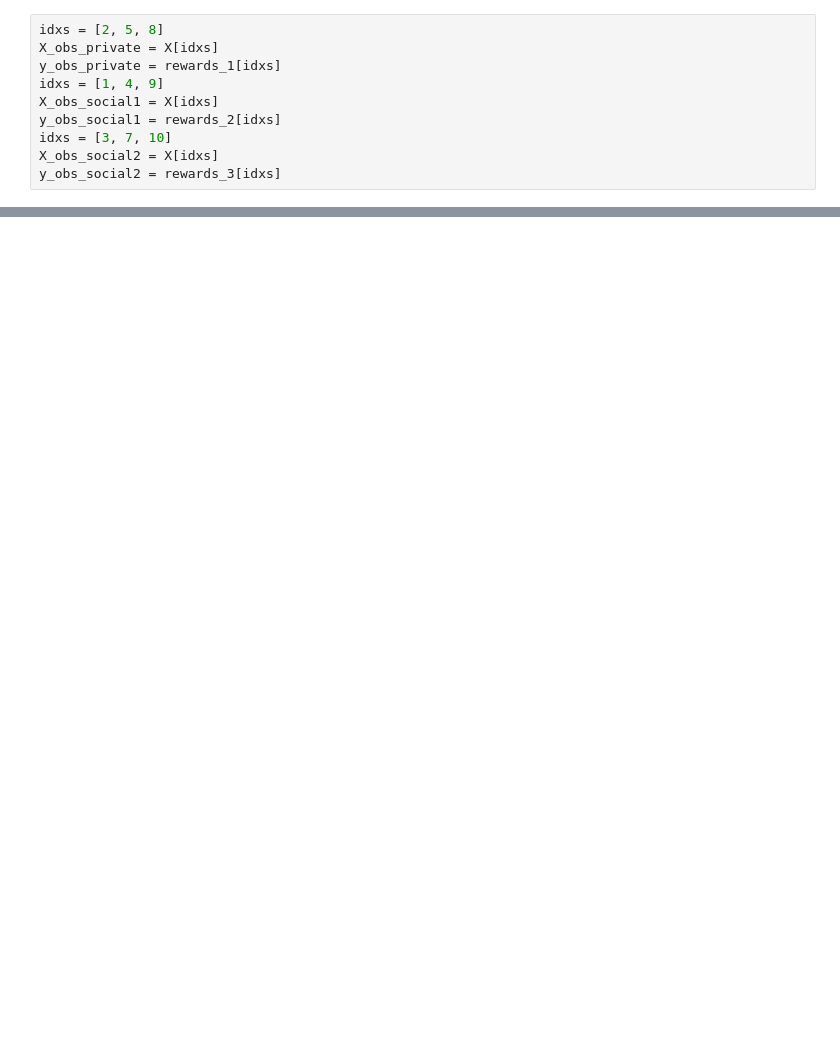
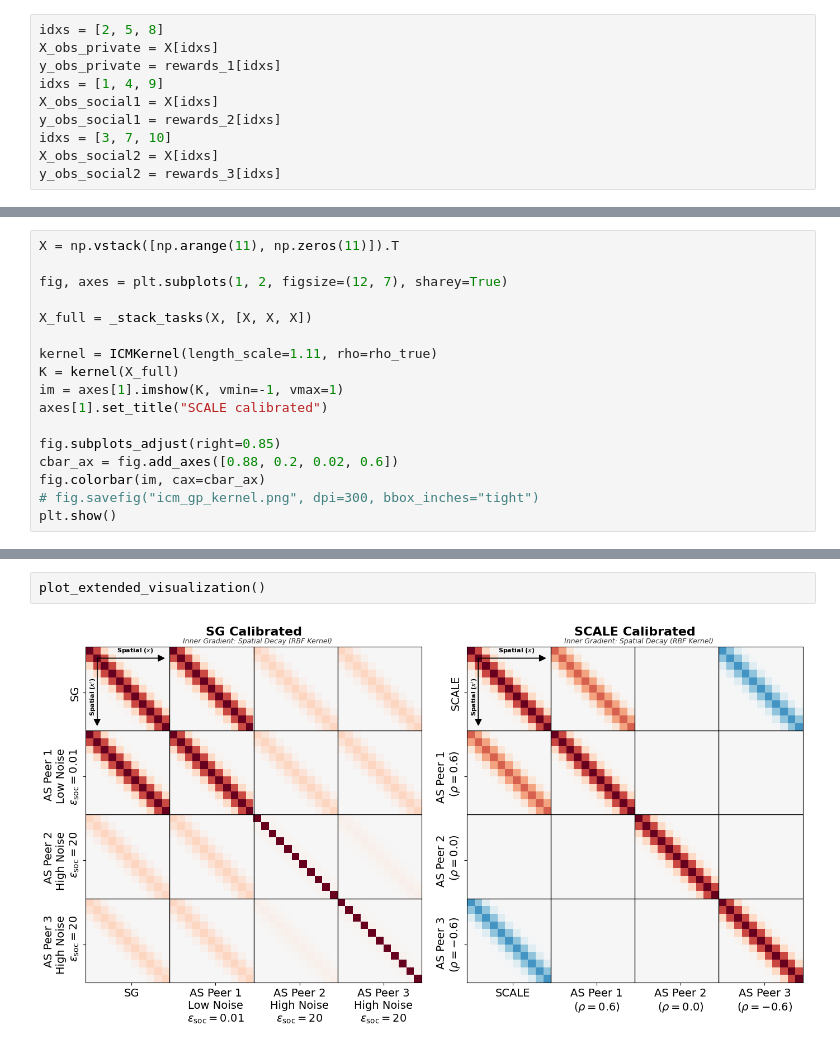
Before and after one commit to vagechirkov/Spatial-MAB-ABM, a Jupyter notebook: abm/test_icm_kernel.ipynb, the cells around one changed output, grey strips where cells are left out. Cells and saved outputs as stored; diff of their text form; blank space fills up the shorter version.

Commit message:
visualize covariance structure

```diff
--- a/abm/test_icm_kernel.ipynb
+++ b/abm/test_icm_kernel.ipynb
@@ -324,0 +276,17 @@ plt.show()
+# %%
+X = np.vstack([np.arange(11), np.zeros(11)]).T
+
+fig, axes = plt.subplots(1, 2, figsize=(12, 7), sharey=True)
+
+X_full = _stack_tasks(X, [X, X, X])
+
+kernel = ICMKernel(length_scale=1.11, rho=rho_true)
+K = kernel(X_full)
+im = axes[1].imshow(K, vmin=-1, vmax=1)
+axes[1].set_title("SCALE calibrated")
+
+fig.subplots_adjust(right=0.85)
+cbar_ax = fig.add_axes([0.88, 0.2, 0.02, 0.6])
+fig.colorbar(im, cax=cbar_ax)
+# fig.savefig("icm_gp_kernel.png", dpi=300, bbox_inches="tight")
+plt.show()
@@ -324,0 +430,4 @@ plt.show()
+# %%
+plot_extended_visualization()
+# %% [output]
+[figure, added]
```
Also changed, not shown: parts of 18 cells of this notebook.
